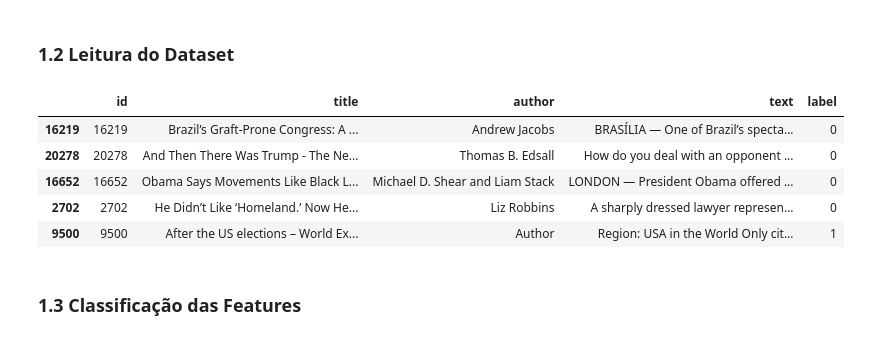
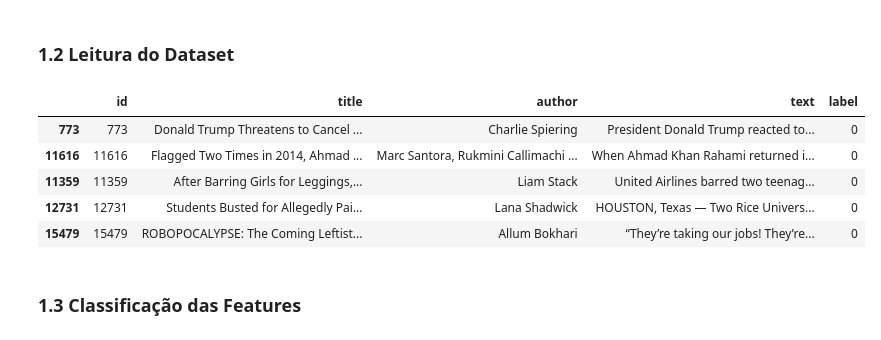
Before and after one commit to JoaoVitorBracale/fatect-news, a Jupyter notebook: Análise Exploratória.ipynb, the cells around one changed output. Drawn from its saved outputs; the diff is of its cells as text; code cells hidden in the pictures.

```diff
--- a/Análise Exploratória.ipynb
+++ b/Análise Exploratória.ipynb
@@ -53,16 +62,17 @@ import pandas_profiling
 ### 1.2 Leitura do Dataset
 # %%
 # Train Dataset
-train_data = pd.read_csv('Datasets/train.csv')
+## arquivo disponivel em: https://drive.google.com/drive/folders/1LqNzxY8l0EgznlCD-g873VD-ys1BRN2-?fbclid=IwAR3PPLu4hgNdKfQDJzrLGwV6L42Vm3xBrrcquuCOR4ySS97bVvU46JDaR2s
+train_data = pd.read_csv('../input/train.csv')
 train_data = train_data.sample(frac = 1) # Randomly Smaple data, ratio is 100%
 train_data.head()
 # %% [output]
 |  | id | title | author | text | label |
-| 16219 | 16219 | Brazil’s Graft-Prone Congress: A ... | Andrew Jacobs | BRASÍLIA — One of Brazil’s specta... | 0 |
-| 20278 | 20278 | And Then There Was Trump - The Ne... | Thomas B. Edsall | How do you deal with an opponent ... | 0 |
-| 16652 | 16652 | Obama Says Movements Like Black L... | Michael D. Shear and Liam Stack | LONDON — President Obama offered ... | 0 |
-| 2702 | 2702 | He Didn’t Like ‘Homeland.’ Now He... | Liz Robbins | A sharply dressed lawyer represen... | 0 |
-| 9500 | 9500 | After the US elections – World Ex... | Author | Region: USA in the World Only cit... | 1 |
+| 773 | 773 | Donald Trump Threatens to Cancel ... | Charlie Spiering | President Donald Trump reacted to... | 0 |
+| 11616 | 11616 | Flagged Two Times in 2014, Ahmad ... | Marc Santora, Rukmini Callimachi ... | When Ahmad Khan Rahami returned i... | 0 |
+| 11359 | 11359 | After Barring Girls for Leggings,... | Liam Stack | United Airlines barred two teenag... | 0 |
+| 12731 | 12731 | Students Busted for Allegedly Pai... | Lana Shadwick | HOUSTON, Texas — Two Rice Univers... | 0 |
+| 15479 | 15479 | ROBOPOCALYPSE: The Coming Leftist... | Allum Bokhari | “They’re taking our jobs! They’re... | 0 |
 # %% [markdown]
 <a id='classificacao_features'></a>
 ### 1.3 Classificação das Features
```
Also changed, not shown: parts of 18 cells of this notebook.
